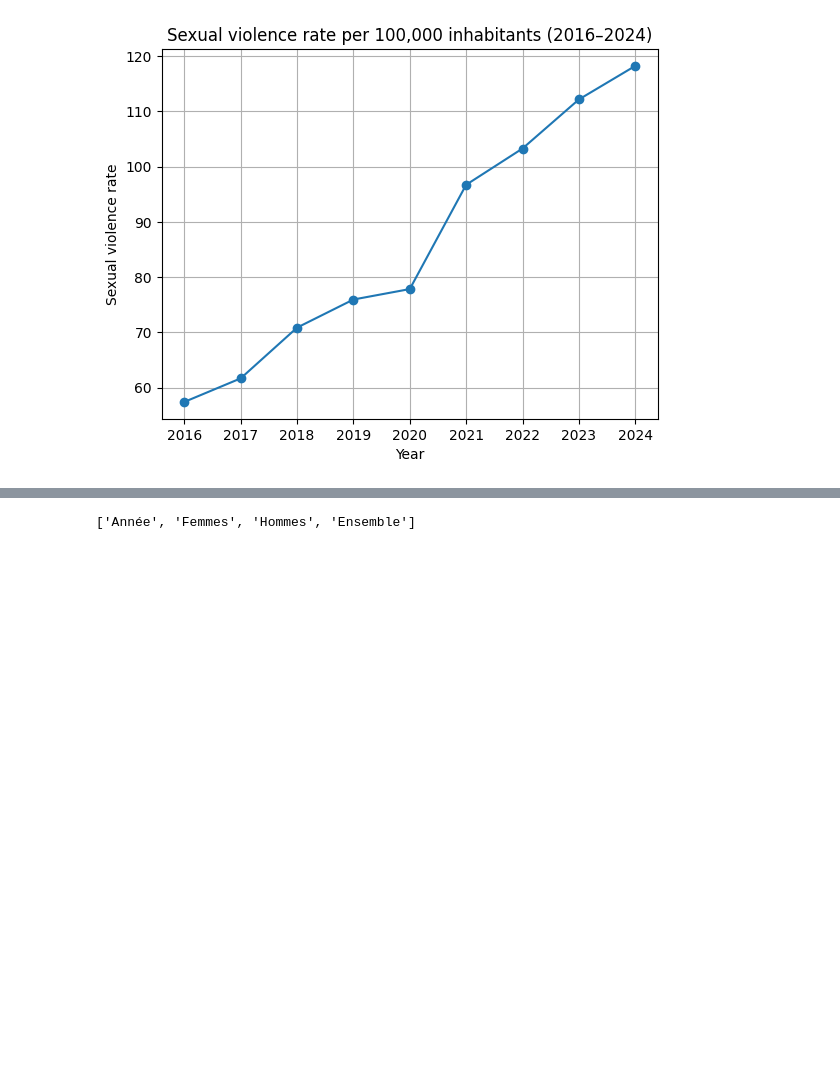
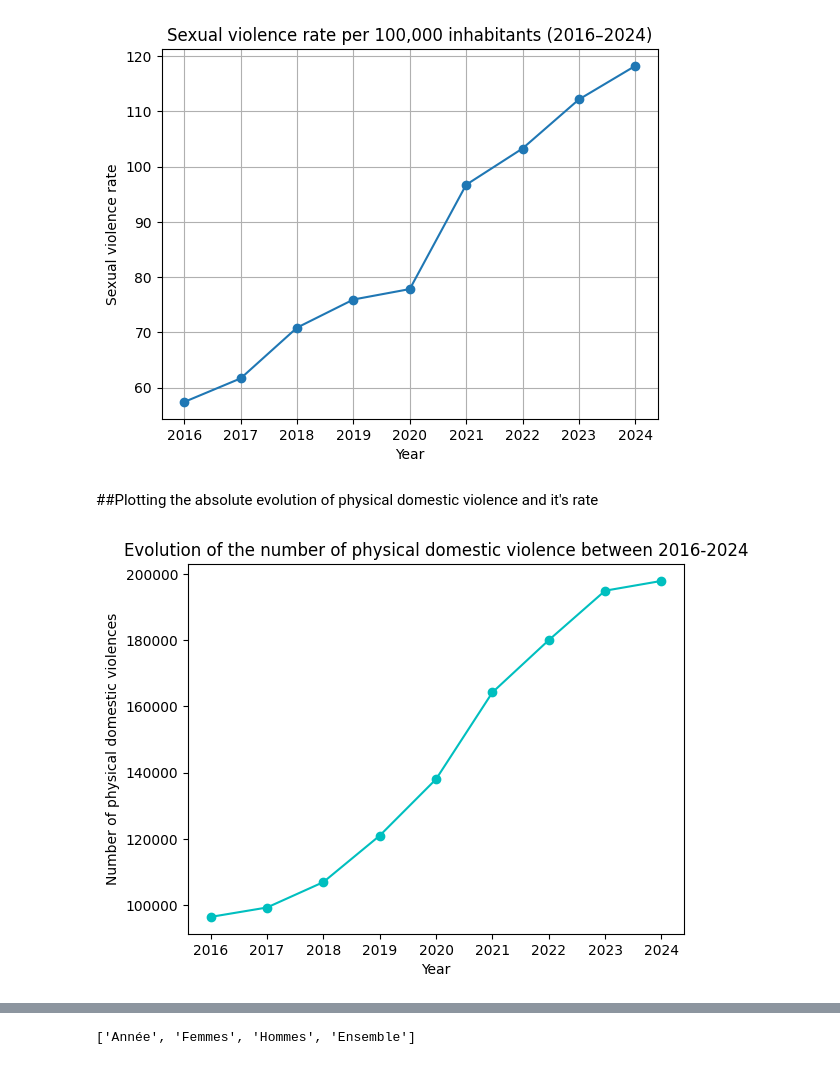
Before and after one commit to luciedum-dot/Intro-to-data-analysis-with-Python---Final-Project, a Jupyter notebook: Evolutions_of_Criminality_France_2016_2024.ipynb, the cells around one changed output, grey strips where cells are left out. Cells and saved outputs as stored; diff of their text form; code cells hidden in the pictures; blank space fills up the shorter version.

```diff
--- a/Evolutions_of_Criminality_France_2016_2024.ipynb
+++ b/Evolutions_of_Criminality_France_2016_2024.ipynb
@@ -275,3 +291,14 @@ plt.grid(True)
 plt.show()
 # %% [output]
 [figure]
+# %% [markdown]
+##Plotting the absolute evolution of physical domestic violence and it's rate
+# %%
+#Plot the absolute evolution of physical domestic violence to vizualize the trend
+plt.plot(df_total['Année'], df_total['Violences physiques dans le cadre intra-familial'], '-oc')
+plt.title("Evolution of the number of physical domestic violence between 2016-2024")
+plt.xlabel("Year")
+plt.ylabel("Number of physical domestic violences")
+plt.show()
+# %% [output]
+[figure, added]
```
Also changed, not shown: parts of 18 cells of this notebook.
